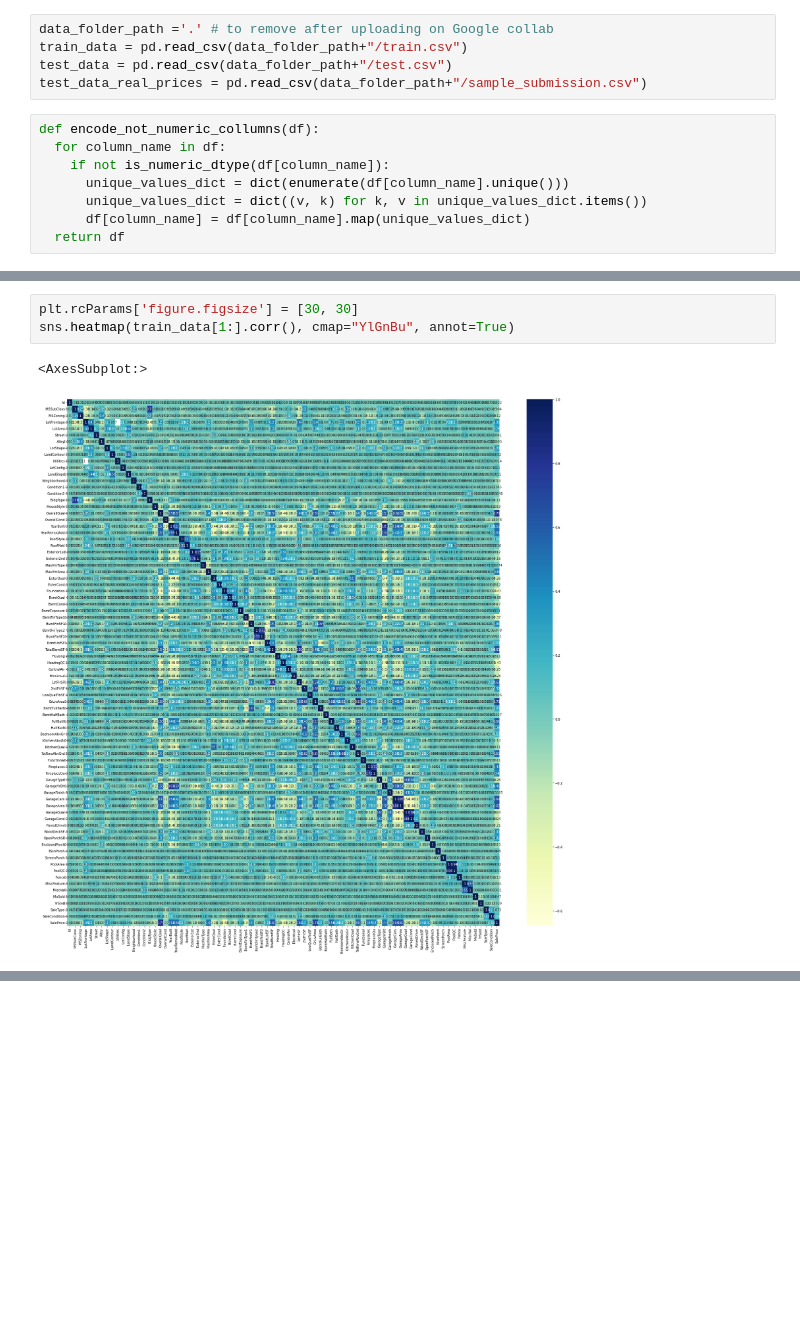
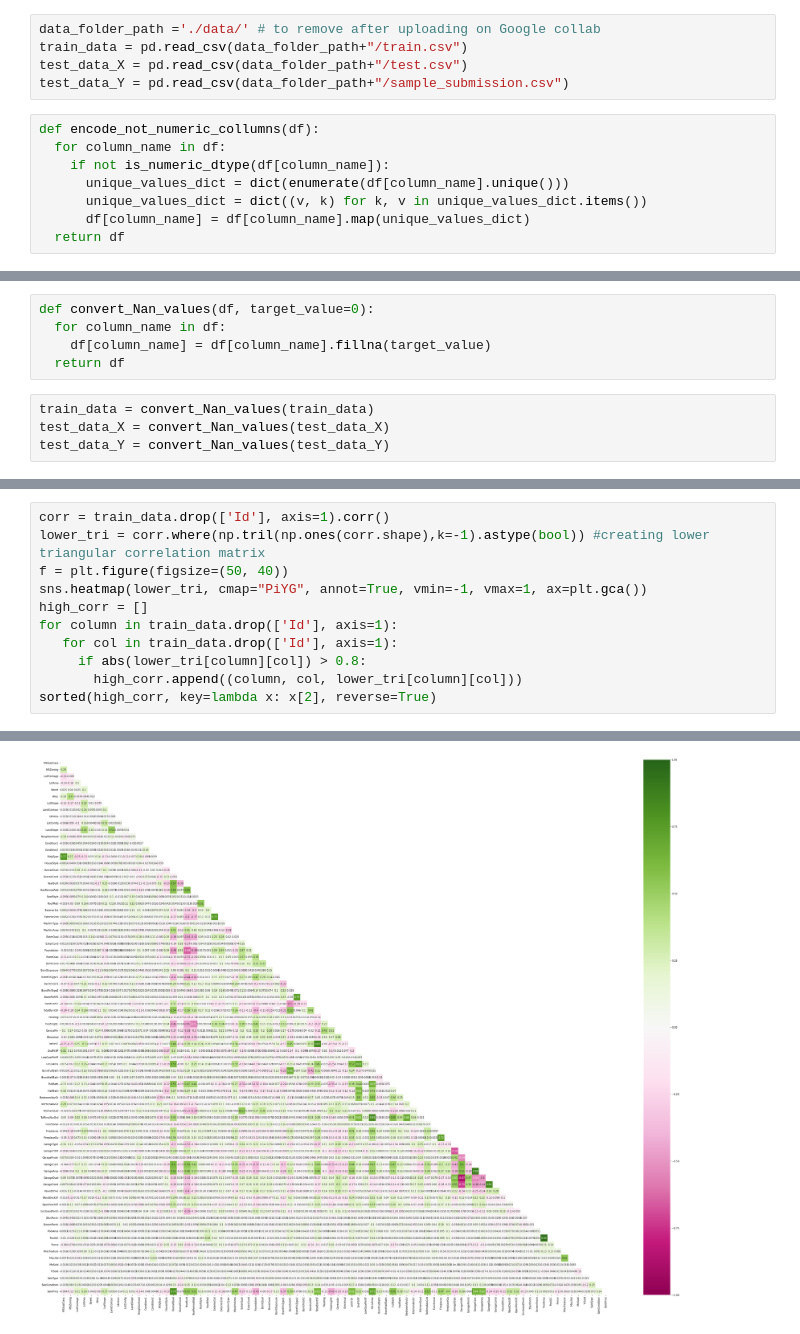
Before and after one commit to AleksandraRolka/ML-kaggle-challenge, a Jupyter notebook: HousePricesPrediction_project.ipynb, the cells around one changed output, grey strips where cells are left out. Cells and saved outputs as stored; diff of their text form; blank space fills up the shorter version.

```diff
--- a/HousePricesPrediction_project.ipynb
+++ b/HousePricesPrediction_project.ipynb
@@ -20,8 +22,8 @@ import seaborn as sns
 # %%
-data_folder_path ='.' # to remove after uploading on Google collab
+data_folder_path ='./data/' # to remove after uploading on Google collab
 train_data = pd.read_csv(data_folder_path+"/train.csv")
-test_data = pd.read_csv(data_folder_path+"/test.csv")
-test_data_real_prices = pd.read_csv(data_folder_path+"/sample_submission.csv")
+test_data_X = pd.read_csv(data_folder_path+"/test.csv")
+test_data_Y = pd.read_csv(data_folder_path+"/sample_submission.csv")
 # %%
 def encode_not_numeric_collumns(df):
   for column_name in df:
@@ -50 +38,10 @@ test_data = encode_not_numeric_collumns(test_data)
+# %%
+def convert_Nan_values(df, target_value=0):
+  for column_name in df:
+    df[column_name] = df[column_name].fillna(target_value)
+  return df
+# %%
+train_data = convert_Nan_values(train_data)
+test_data_X = convert_Nan_values(test_data_X)
+test_data_Y = convert_Nan_values(test_data_Y)
 # %%
@@ -68,6 +49,12 @@ train_data.corr()
-# %%
-plt.rcParams['figure.figsize'] = [30, 30]
-sns.heatmap(train_data[1:].corr(), cmap="YlGnBu", annot=True)
-# %% [output]
-<AxesSubplot:>
-[figure, removed]
+# %%
+corr = train_data.drop(['Id'], axis=1).corr()
+lower_tri = corr.where(np.tril(np.ones(corr.shape),k=-1).astype(bool)) #creating lower triangular correlation matrix
+f = plt.figure(figsize=(50, 40))
+sns.heatmap(lower_tri, cmap="PiYG", annot=True, vmin=-1, vmax=1, ax=plt.gca())
+high_corr = []
+for column in train_data.drop(['Id'], axis=1):
+   for col in train_data.drop(['Id'], axis=1):
+     if abs(lower_tri[column][col]) > 0.8:
+       high_corr.append((column, col, lower_tri[column][col]))
+sorted(high_corr, key=lambda x: x[2], reverse=True)
+# %% [output]
@@ -73,0 +67 @@ sns.heatmap(train_data[1:].corr(), cmap="YlGnBu", annot=True)
+[figure, added]
```
Also changed, not shown: parts of 13 cells of this notebook, 3 other files.
